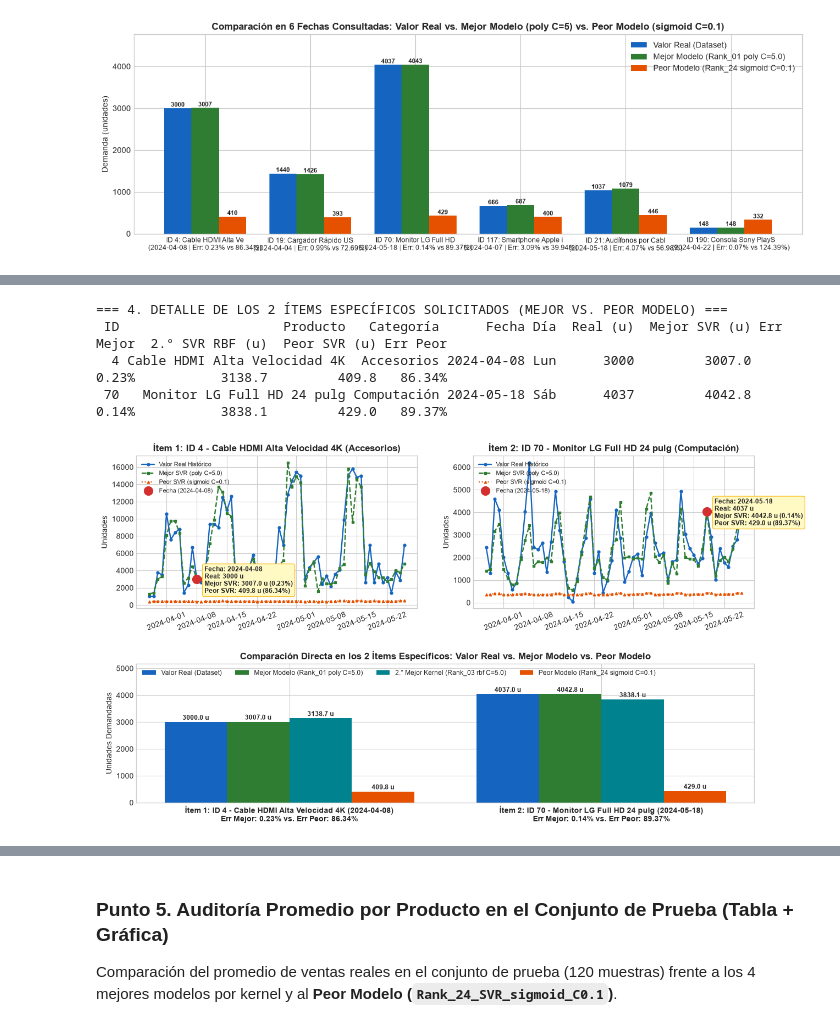
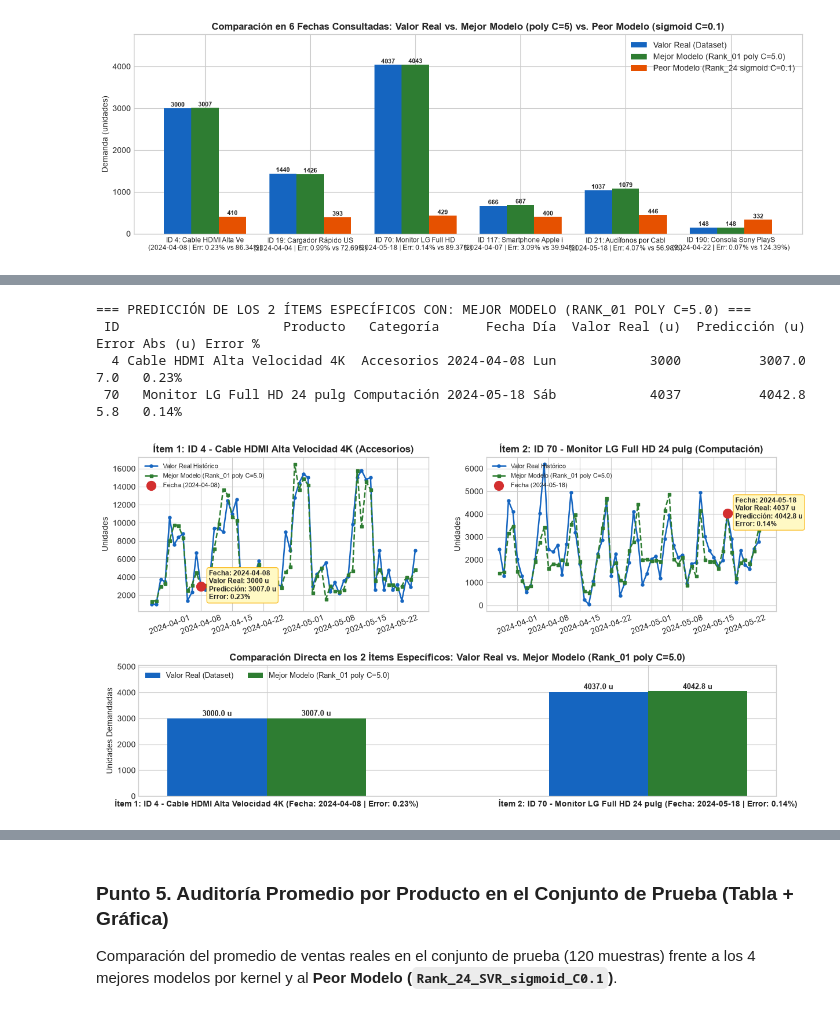
Before and after one commit to patrici0l/Aprendizaje-Automatico, a Jupyter notebook: Practica2.ipynb, the cells around one changed output, grey strips where cells are left out. Cells and saved outputs as stored; diff of their text form; code cells hidden in the pictures.

Commit message:
feat: separate 2-items prediction charts into Best Model section and Worst Model section below it

```diff
--- a/Practica2.ipynb
+++ b/Practica2.ipynb
@@ -129,51 +135,59 @@ ax.legend(loc='upper right'); plt.tight_layout(); plt.show()
 # %%
-def graficar_dos_items(item_1=(4, "2024-04-08"), item_2=(70, "2024-05-18")):
-    df_dos = pd.DataFrame([predecir_por_fecha(*item_1), predecir_por_fecha(*item_2)])
-    print("=== 4. DETALLE DE LOS 2 ÍTEMS ESPECÍFICOS SOLICITADOS (MEJOR VS. PEOR MODELO) ===")
+def graficar_dos_items_modelo(modelo, titulo_mod, color_mod, nombre_png, item_1=(4, "2024-04-08"), item_2=(70, "2024-05-18")):
+    filas = []
+    for pid, f_str in (item_1, item_2):
+        f = df_sales[(df_sales['product_id'] == int(pid)) & (df_sales['fecha_venta'] == str(f_str))].iloc[0]
+        x_in = pd.DataFrame([f[FEATURES]]).assign(product_id=str(int(pid)))
+        real = int(f['cantidad_vendida'])
+        pred = round(float(modelo.predict(x_in)[0]), 1)
+        err_abs = round(abs(real - pred), 1)
+        filas.append({"ID": int(pid), "Producto": f['nombre'], "Categoría": f['categoria'], "Fecha": str(f_str),
+                      "Día": DIAS[int(f['dia_semana'])], "Valor Real (u)": real,
+                      "Predicción (u)": pred, "Error Abs (u)": err_abs,
+                      "Error %": f"{err_abs / real * 100:.2f}%"})
+    df_dos = pd.DataFrame(filas)
+    print(f"=== PREDICCIÓN DE LOS 2 ÍTEMS ESPECÍFICOS CON: {titulo_mod.upper()} ===")
     print(df_dos.to_string(index=False))
 
-    fig = plt.figure(figsize=(14.5, 8.2))
-    gs = fig.add_gridspec(2, 2, height_ratios=[1.1, 1.0], hspace=0.38, wspace=0.20)
+    fig = plt.figure(figsize=(14.2, 7.6))
+    gs = fig.add_gridspec(2, 2, height_ratios=[1.12, 0.95], hspace=0.38, wspace=0.20)
 
     for i, ((pid, f_str), (_, res)) in enumerate(zip([item_1, item_2], df_dos.iterrows())):
         ax = fig.add_subplot(gs[0, i])
         dp = df_sales[df_sales['product_id'] == int(pid)].copy()
         Xp = dp[FEATURES].assign(product_id=str(int(pid)))
-        ax.plot(dp['fecha'], dp['cantidad_vendida'], 'o-', color='#1565C0', lw=1.7, ms=3.5, label='Valor Real Histórico')
-        ax.plot(dp['fecha'], modelo_mejor.predict(Xp), 's--', color='#2E7D32', lw=1.7, ms=3.5, label='Mejor SVR (poly C=5.0)')
-        ax.plot(dp['fecha'], modelo_peor.predict(Xp), '^:', color='#E65100', lw=1.5, ms=3.2, label='Peor SVR (sigmoid C=0.1)')
+        ax.plot(dp['fecha'], dp['cantidad_vendida'], 'o-', color='#1565C0', lw=1.8, ms=3.6, label='Valor Real Histórico')
+        ax.plot(dp['fecha'], modelo.predict(Xp), 's--', color=color_mod, lw=1.8, ms=3.6, label=titulo_mod)
 
         fp = dp[dp['fecha_venta'] == str(f_str)].iloc[0]
         ax.scatter([fp['fecha']], [fp['cantidad_vendida']], color='#D32F2F', s=130, zorder=6, label=f'Fecha ({f_str})')
-        txt = f"Fecha: {f_str}\nReal: {res['Real (u)']} u\nMejor SVR: {res['Mejor SVR (u)']} u ({res['Err Mejor']})\nPeor SVR: {res['Peor SVR (u)']} u ({res['Err Peor']})"
-        ax.annotate(txt, (fp['fecha'], fp['cantidad_vendida']), xytext=(10, -18), textcoords='offset points',
-                    fontsize=8.3, fontweight='bold', bbox=dict(boxstyle='round,pad=0.3', fc='#FFF9C4', ec='#FBC02D'),
+        txt = f"Fecha: {f_str}\nValor Real: {res['Valor Real (u)']} u\nPredicción: {res['Predicción (u)']} u\nError: {res['Error %']}"
+        ax.annotate(txt, (fp['fecha'], fp['cantidad_vendida']), xytext=(10, -16), textcoords='offset points',
+                    fontsize=8.5, fontweight='bold', bbox=dict(boxstyle='round,pad=0.3', fc='#FFF9C4', ec='#FBC02D'),
                     arrowprops=dict(arrowstyle='->', color='#D32F2F', lw=1.3))
         ax.set_title(f"Ítem {i+1}: ID {pid} - {res['Producto']} ({res['Categoría']})", fontweight='bold')
-        ax.set_ylabel('Unidades'); ax.tick_params(axis='x', rotation=20); ax.legend(loc='upper left', fontsize=8)
+        ax.set_ylabel('Unidades'); ax.tick_params(axis='x', rotation=20); ax.legend(loc='upper left', fontsize=8.2)
 
     ax_b = fig.add_subplot(gs[1, :])
-    x = np.arange(2); w = 0.20
-    series = [(-1.5*w, 'Real (u)', 'Valor Real (Dataset)', '#1565C0'),
-              (-0.5*w, 'Mejor SVR (u)', 'Mejor Modelo (Rank_01 poly C=5.0)', '#2E7D32'),
-              ( 0.5*w, '2.° SVR RBF (u)', '2.° Mejor Kernel (Rank_03 rbf C=5.0)', '#00838F'),
-              ( 1.5*w, 'Peor SVR (u)', 'Peor Modelo (Rank_24 sigmoid C=0.1)', '#E65100')]
-    for dx, col, lbl, c in series:
+    x = np.arange(2); w = 0.26
+    for dx, col, lbl, c in [(-w/2, 'Valor Real (u)', 'Valor Real (Dataset)', '#1565C0'),
+                            ( w/2, 'Predicción (u)', titulo_mod, color_mod)]:
         for b in ax_b.bar(x + dx, df_dos[col], w, label=lbl, color=c):
             ax_b.annotate(f"{b.get_height():.1f} u", (b.get_x() + b.get_width()/2, b.get_height()),
-                          xytext=(0, 3), textcoords='offset points', ha='center', fontweight='bold', fontsize=8.8)
+                          xytext=(0, 3), textcoords='offset points', ha='center', fontweight='bold', fontsize=9.2)
     ax_b.set_xticks(x)
-    ax_b.set_xticklabels([f"Ítem {i+1}: ID {r['ID']} - {r['Producto']} ({r['Fecha']})\nErr Mejor: {r['Err Mejor']} vs. Err Peor: {r['Err Peor']}"
+    ax_b.set_xticklabels([f"Ítem {i+1}: ID {r['ID']} - {r['Producto']} (Fecha: {r['Fecha']} | Error: {r['Error %']})"
                           for i, (_, r) in enumerate(df_dos.iterrows())], fontweight='bold')
-    ax_b.set_ylabel('Unidades Demandadas'); ax_b.set_ylim(0, df_dos['Real (u)'].max() * 1.28)
-    ax_b.set_title('Comparación Directa en los 2 Ítems Específicos: Valor Real vs. Mejor Modelo vs. Peor Modelo', fontweight='bold')
-    ax_b.legend(loc='upper left', ncol=4, fontsize=8.8)
-    plt.savefig('artefactos_mlflow/prediccion_dos_items_especificos.png', dpi=130, bbox_inches='tight'); plt.show()
+    ax_b.set_ylabel('Unidades Demandadas'); ax_b.set_ylim(0, df_dos['Valor Real (u)'].max() * 1.25)
+    ax_b.set_title(f'Comparación Directa en los 2 Ítems Específicos: Valor Real vs. {titulo_mod}', fontweight='bold')
+    ax_b.legend(loc='upper left', ncol=2, fontsize=9.2)
+    plt.savefig(f'artefactos_mlflow/{nombre_png}', dpi=130, bbox_inches='tight'); plt.show()
 
-graficar_dos_items(item_1=(4, "2024-04-08"), item_2=(70, "2024-05-18"))
+# Apartado 4: Gráfica de los 2 ítems específicos con el MEJOR MODELO (Rank_01_SVR_poly_C5.0)
+graficar_dos_items_modelo(modelo_mejor, "Mejor Modelo (Rank_01 poly C=5.0)", "#2E7D32", "prediccion_dos_items_mejor_modelo.png")
 # %% [output]
-=== 4. DETALLE DE LOS 2 ÍTEMS ESPECÍFICOS SOLICITADOS (MEJOR VS. PEOR MODELO) ===
- ID                     Producto   Categoría      Fecha Día  Real (u)  Mejor SVR (u) Err Mejor  2.° SVR RBF (u)  Peor SVR (u) Err Peor
-  4 Cable HDMI Alta Velocidad 4K  Accesorios 2024-04-08 Lun      3000         3007.0     0.23%           3138.7         409.8   86.34%
- 70   Monitor LG Full HD 24 pulg Computación 2024-05-18 Sáb      4037         4042.8     0.14%           3838.1         429.0   89.37%
+=== PREDICCIÓN DE LOS 2 ÍTEMS ESPECÍFICOS CON: MEJOR MODELO (RANK_01 POLY C=5.0) ===
+ ID                     Producto   Categoría      Fecha Día  Valor Real (u)  Predicción (u)  Error Abs (u) Error %
+  4 Cable HDMI Alta Velocidad 4K  Accesorios 2024-04-08 Lun            3000          3007.0            7.0   0.23%
+ 70   Monitor LG Full HD 24 pulg Computación 2024-05-18 Sáb            4037          4042.8            5.8   0.14%
-[figure, old version]
+[figure, new version]
```
Also changed, not shown: parts of 8 cells of this notebook, 4 other files.
